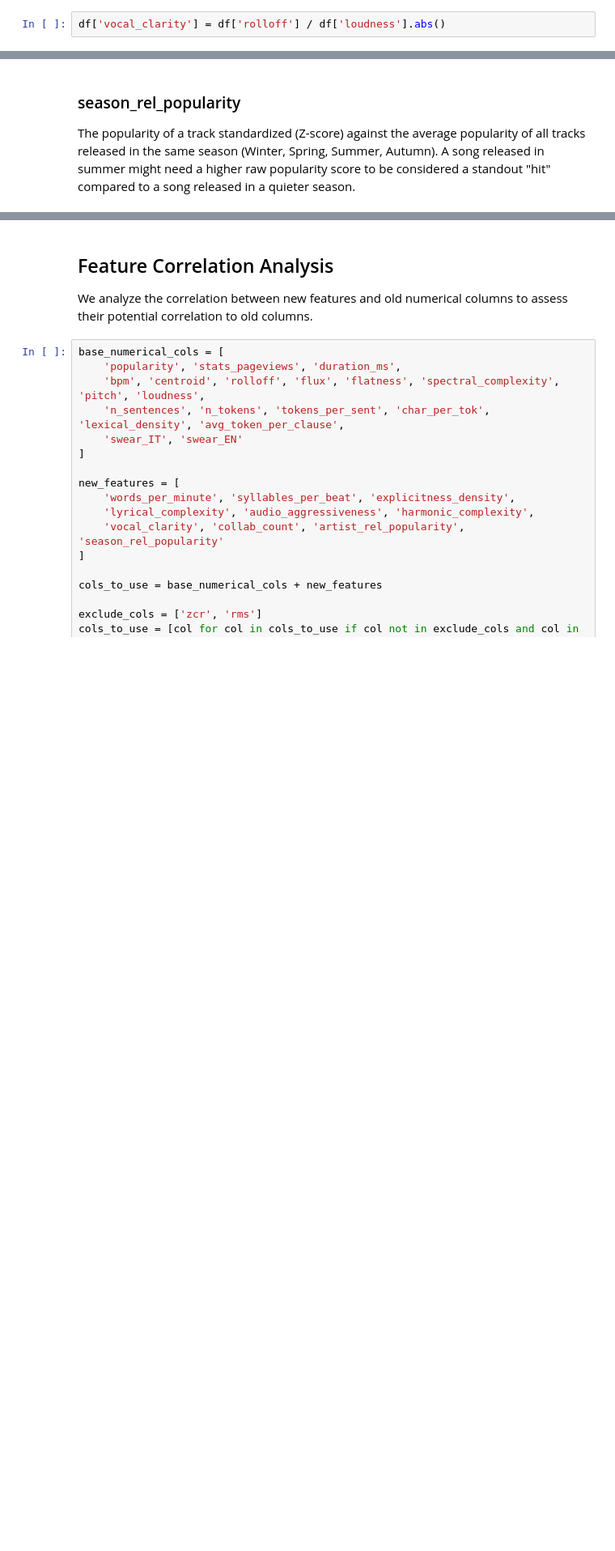
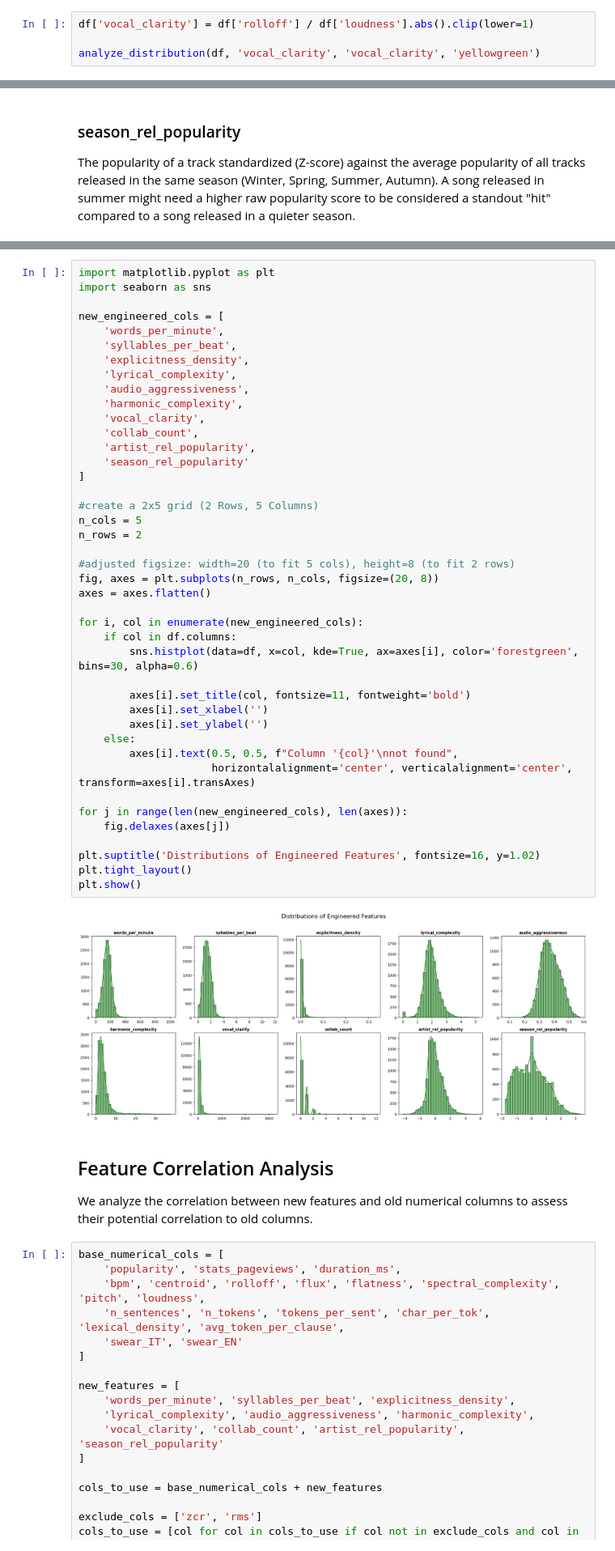
Before and after one commit to jaanisfehling/italian-rap-songs, a Jupyter notebook: data_understanding/feature_eng_analysis.ipynb, the cells around one changed output, grey strips where cells are left out. Shown at 81% size. Drawn from its saved outputs; the diff is of its cells as text; blank space fills up the shorter version.

Commit message:
added aggregated histograms visualization for eng features

```diff
--- a/data_understanding/feature_eng_analysis.ipynb
+++ b/data_understanding/feature_eng_analysis.ipynb
@@ -67,4 +264,6 @@ df['harmonic_complexity'] = df['spectral_complexity'] * (1 - df['flatness'])
 
 An estimation of how "clear" or "bright" the vocal mix is, using rolloff relative to loudness. Modern productions often have very high rolloff (crisp vocals) and high loudness. Lo-fi or "lower" productions might have lower rolloff despite high loudness.
 # %%
-df['vocal_clarity'] = df['rolloff'] / df['loudness'].abs()
+df['vocal_clarity'] = df['rolloff'] / df['loudness'].abs().clip(lower=1)
+
+analyze_distribution(df, 'vocal_clarity', 'vocal_clarity', 'yellowgreen')
@@ -134,3 +416,47 @@ print(df[['title', 'release_season', 'popularity', 'season_rel_popularity']].hea
+# %%
+import matplotlib.pyplot as plt
+import seaborn as sns
+
+new_engineered_cols = [
+    'words_per_minute',
+    'syllables_per_beat',
+    'explicitness_density',
+    'lyrical_complexity',
+    'audio_aggressiveness',
+    'harmonic_complexity',
+    'vocal_clarity',
+    'collab_count',
+    'artist_rel_popularity',
+    'season_rel_popularity'
+]
+
+#create a 2x5 grid (2 Rows, 5 Columns)
+n_cols = 5
+n_rows = 2
+
+#adjusted figsize: width=20 (to fit 5 cols), height=8 (to fit 2 rows)
+fig, axes = plt.subplots(n_rows, n_cols, figsize=(20, 8))
+axes = axes.flatten()
+
+for i, col in enumerate(new_engineered_cols):
+    if col in df.columns:
+        sns.histplot(data=df, x=col, kde=True, ax=axes[i], color='forestgreen', bins=30, alpha=0.6)
+
+        axes[i].set_title(col, fontsize=11, fontweight='bold')
+        axes[i].set_xlabel('')
+        axes[i].set_ylabel('')
+    else:
+        axes[i].text(0.5, 0.5, f"Column '{col}'\nnot found",
+                     horizontalalignment='center', verticalalignment='center', transform=axes[i].transAxes)
+
+for j in range(len(new_engineered_cols), len(axes)):
+    fig.delaxes(axes[j])
+
+plt.suptitle('Distributions of Engineered Features', fontsize=16, y=1.02)
+plt.tight_layout()
+plt.show()
+# %% [output]
+[figure, added]
 # %% [markdown]
 ## Feature Correlation Analysis
 
```
Also changed, not shown: parts of 11 cells of this notebook.
